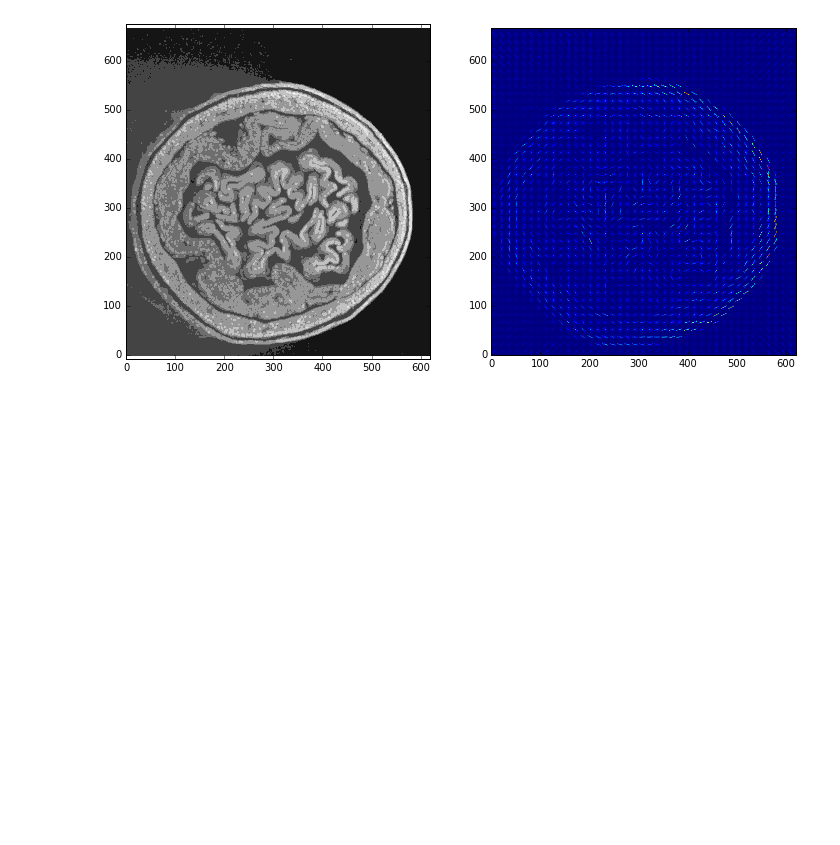
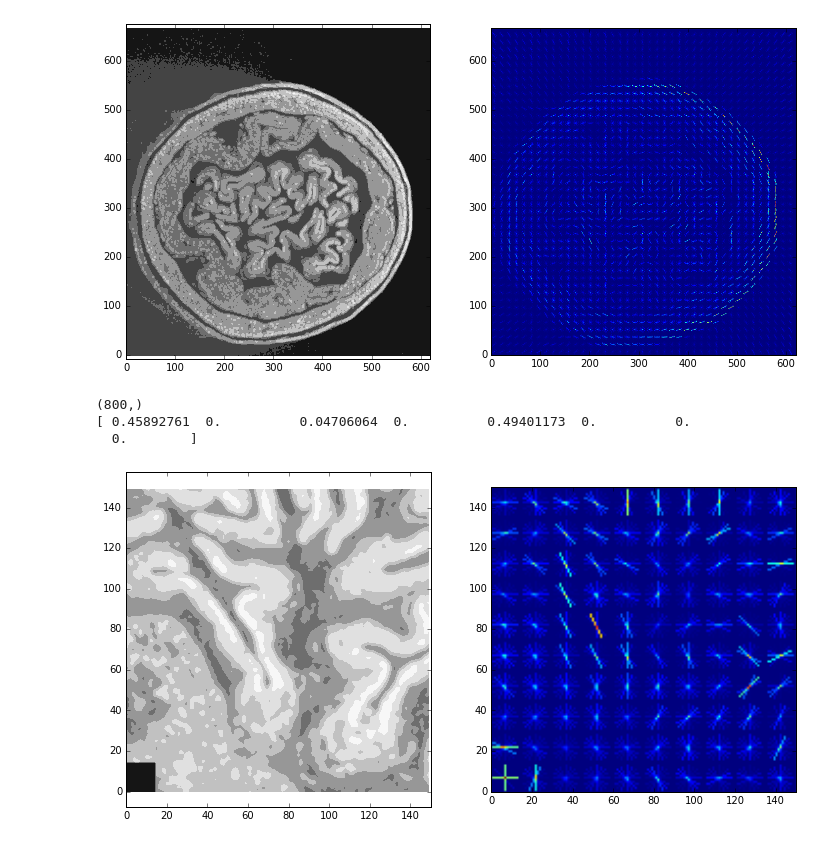
Before and after one commit to brown-ccv/bud_segment, a Jupyter notebook: leaf_volume_HOG.ipynb, the cells around one changed output. Cells and saved outputs as stored; diff of their text form; code cells hidden in the pictures; blank space fills up the shorter version.

Commit message:
tests and experiments with hog features

```diff
--- a/leaf_volume_HOG.ipynb
+++ b/leaf_volume_HOG.ipynb
@@ -52,3 +52,36 @@ plt.show()
 (16236,)
 (667, 620)
 [figure]
+# %%
+# test: how to reshape the feature vector
+
+im_test = im1[150:300,150:300]
+im_test[:15,:15] = 0e0
+
+feature_vector, hog_image = hog(im_test,orientations=8,pixels_per_cell=(15,15),cells_per_block=(1,1),visualise=True,\
+                                normalise=True)
+print np.shape(feature_vector)
+reshaped = feature_vector.reshape(10,10,8)
+
+print reshaped[0,0,:]
+
+plt.figure(figsize=(12,6))
+plt.subplot(1, 2, 1)
+plt.axis('equal')
+plt.ylim([0,np.shape(im_test)[0]])
+plt.xlim([0,np.shape(im_test)[1]])
+plt.contourf(im_test,cmap='Greys_r')
+#plt.scatter(cr1,cc1,color='r')
+
+plt.subplot(1, 2, 2)
+plt.ylim([0,np.shape(hog_image)[0]])
+plt.xlim([0,np.shape(hog_image)[1]])
+plt.imshow(hog_image)
+plt.savefig('imgs/hog_image_test.png',dpi=150)
+
+plt.show()
+# %% [output]
+(800,)
+[ 0.45892761  0.          0.04706064  0.          0.49401173  0.          0.
+  0.        ]
+[figure, added]
```
Also changed, not shown: parts of 2 cells of this notebook, 2 other files.
